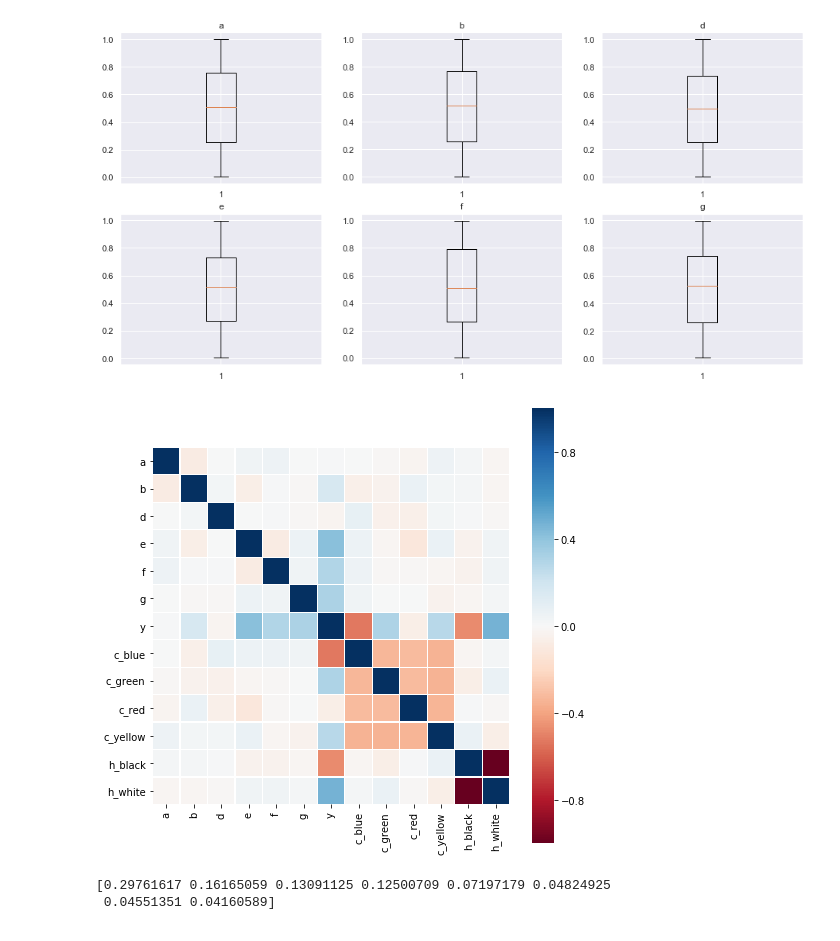
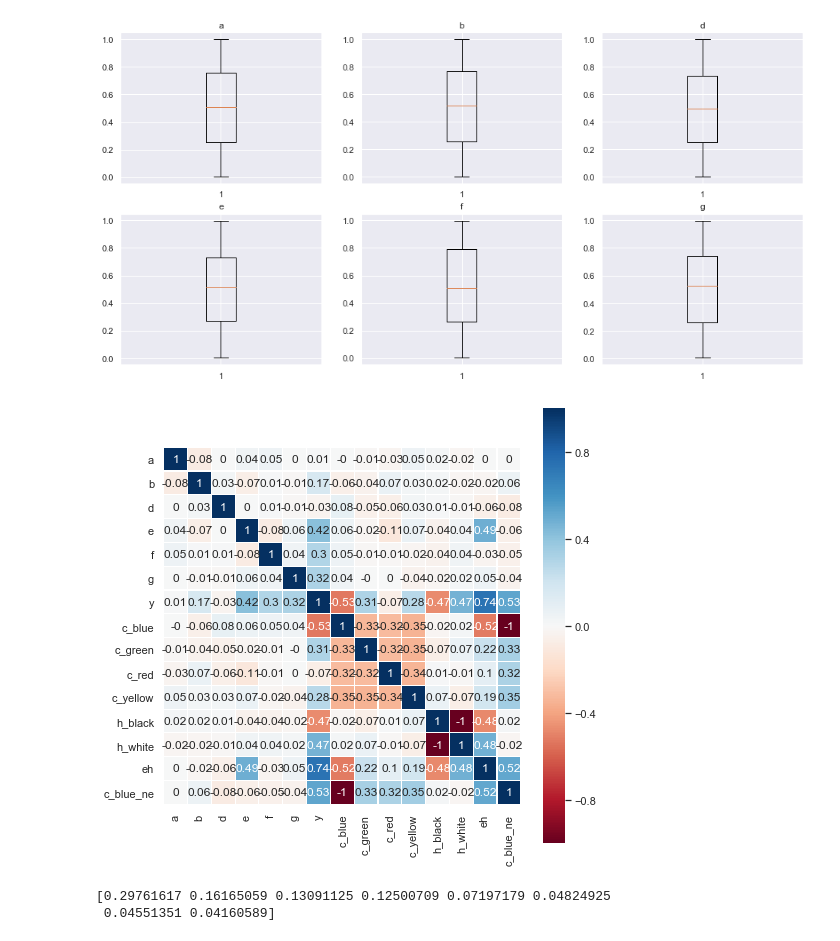
Before and after one commit to telenovelachuan/adobe_model_training, a Jupyter notebook: notebooks/feature exploration.ipynb, the cells around one changed output. Saved outputs shown, nothing was run; the diff lists cells and outputs as text; code cells hidden in the pictures.

```diff
--- a/notebooks/feature exploration.ipynb
+++ b/notebooks/feature exploration.ipynb
@@ -80,3 +98,7 @@ df_dummy
 | 4931 | 0.761853 | 0.654755 | 0.252334 | 0.128781 | 0.658069 | 0.405367 | 1.259850 | 1 | 0 | 0 | 0 | ... |
 | 4997 | 0.808055 | 0.219599 | 0.960695 | 0.098122 | 0.533802 | 0.707290 | 1.920295 | 1 | 0 | 0 | 0 | ... |
 500 rows × 13 columns
+# %%
+df_dummy['c_blue_ne'] = df_dummy['c_blue'].map({0: 1, 1: 0})
+df_dummy['eh'] = df_dummy['e'] * df_dummy['h_white'] * df_dummy['c_blue_ne']
+df_dummy
@@ -93,13 +129,13 @@ plt.show()
 # %%
 colormap = plt.cm.RdBu
 f, axs = plt.subplots(1, 1, figsize=(8, 8))
 #ax = plt.subplot(3, 3, idx + 1)
 sns.heatmap(df_dummy.corr(method='pearson', min_periods=1).round(decimals=2), linewidths=0.1, vmax=1.0, square=True,
-            cmap=colormap, linecolor='white', annot=False)
+            cmap=colormap, linecolor='white', annot=True)
 #plt.xticks(rotation=30, fontsize=7)
 plt.show()
 # %% [output]
-[figure, old version]
+[figure, new version]
 # %%
 pca = PCA(n_components=8)
 pca_result = pca.fit_transform(df_dummy)
```
Also changed, not shown: parts of 7 cells of this notebook.
